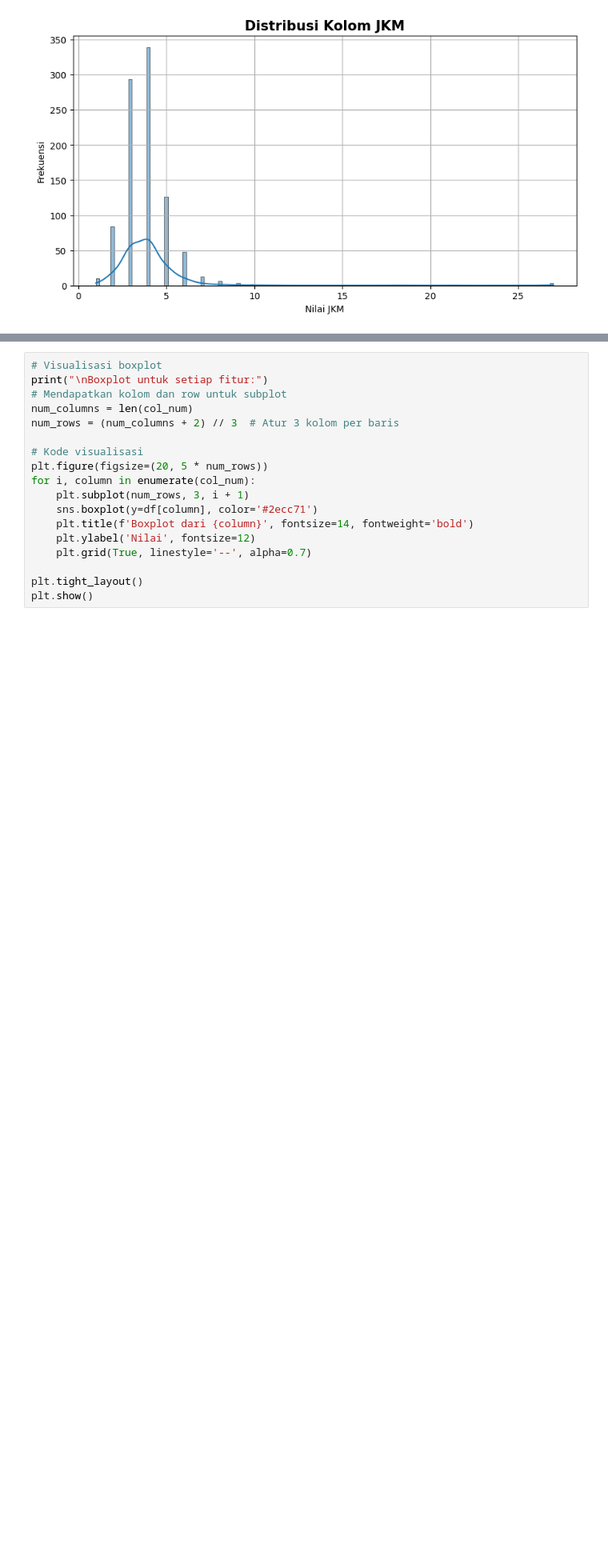
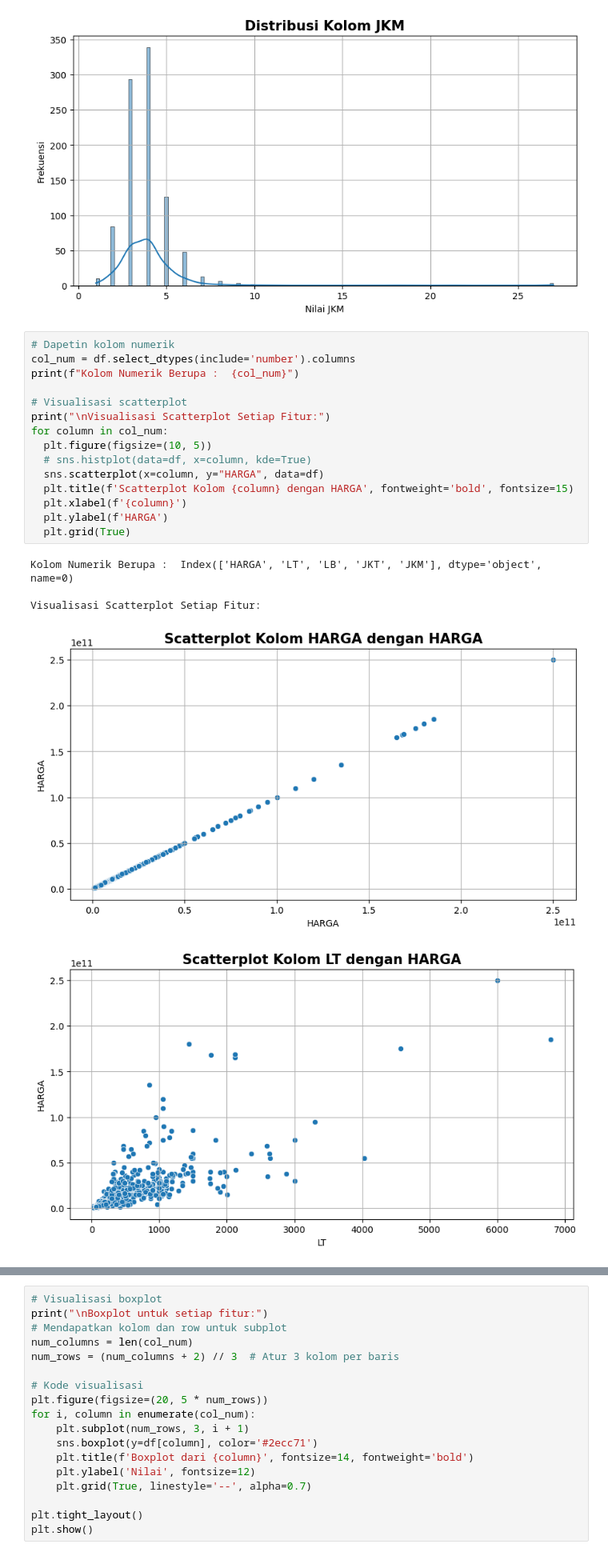
Before and after one commit to notnsas/cautious-eureka, a Jupyter notebook: aplikasi_ds/UAS.ipynb, the cells around one changed output, grey strips where cells are left out. Shown: that part at 80% size. Drawn from its saved outputs; the diff is of its cells as text; blank space fills up the shorter version.

```diff
--- a/aplikasi_ds/UAS.ipynb
+++ b/aplikasi_ds/UAS.ipynb
@@ -173,3 +176,24 @@ Visualisasi Distribusi Setiap Fitur:
 [figure]
 [figure]
 [figure]
+# %%
+# Dapetin kolom numerik
+col_num = df.select_dtypes(include='number').columns
+print(f"Kolom Numerik Berupa :  {col_num}")
+
+# Visualisasi scatterplot
+print("\nVisualisasi Scatterplot Setiap Fitur:")
+for column in col_num:
+  plt.figure(figsize=(10, 5))
+  # sns.histplot(data=df, x=column, kde=True)
+  sns.scatterplot(x=column, y="HARGA", data=df)
+  plt.title(f'Scatterplot Kolom {column} dengan HARGA', fontweight='bold', fontsize=15)
+  plt.xlabel(f'{column}')
+  plt.ylabel(f'HARGA')
+  plt.grid(True)
+# %% [output]
+Kolom Numerik Berupa :  Index(['HARGA', 'LT', 'LB', 'JKT', 'JKM'], dtype='object', name=0)
+
+Visualisasi Scatterplot Setiap Fitur:
+[figure, added]
+[figure, added]
```
Also changed, not shown: parts of 23 cells of this notebook.
